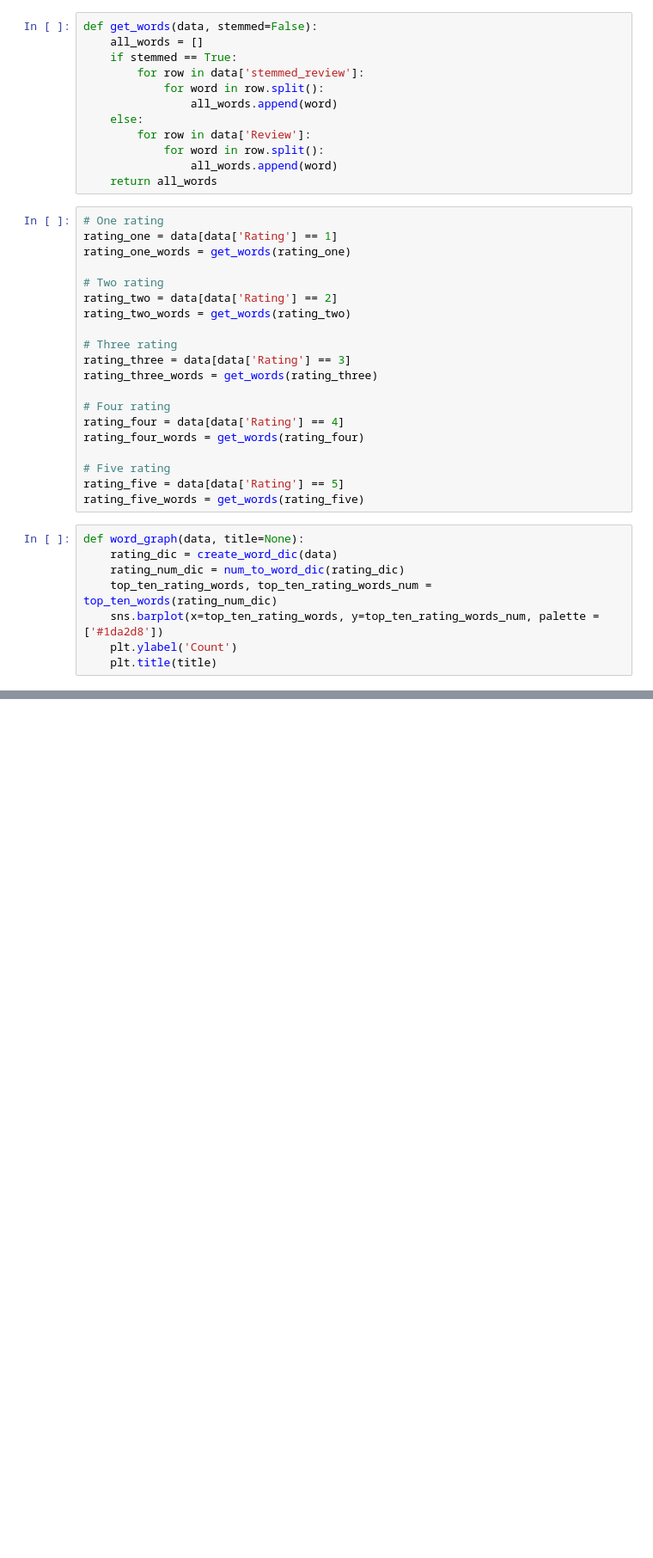
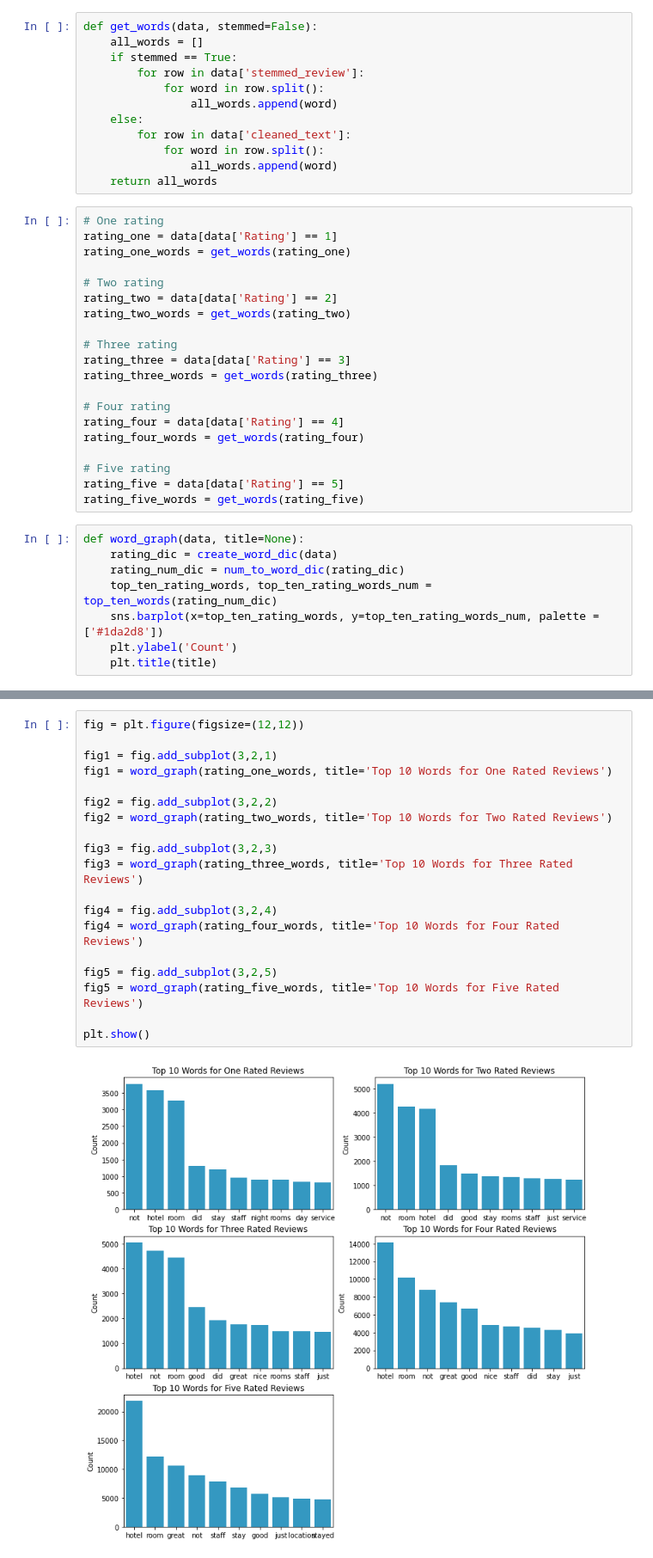
Before and after one commit to JohnathanJack/tripadvisor_reviews, a Jupyter notebook: eda.ipynb, the cells around one changed output, grey strips where cells are left out. Shown: that part at 86% size. Saved outputs shown, nothing was run; the diff lists cells and outputs as text; blank space fills up the shorter version.

```diff
--- a/eda.ipynb
+++ b/eda.ipynb
@@ -160,7 +175,7 @@ def get_words(data, stemmed=False):
             for word in row.split():
                 all_words.append(word)
     else:
-        for row in data['Review']:
+        for row in data['cleaned_text']:
             for word in row.split():
                 all_words.append(word)
     return all_words
@@ -206,0 +210,21 @@ word_graph(rating_three_words,title='Top 10 Words for Three Rated Reviews')
+# %%
+fig = plt.figure(figsize=(12,12))
+
+fig1 = fig.add_subplot(3,2,1)
+fig1 = word_graph(rating_one_words, title='Top 10 Words for One Rated Reviews')
+
+fig2 = fig.add_subplot(3,2,2)
+fig2 = word_graph(rating_two_words, title='Top 10 Words for Two Rated Reviews')
+
+fig3 = fig.add_subplot(3,2,3)
+fig3 = word_graph(rating_three_words, title='Top 10 Words for Three Rated Reviews')
+
+fig4 = fig.add_subplot(3,2,4)
+fig4 = word_graph(rating_four_words, title='Top 10 Words for Four Rated Reviews')
+
+fig5 = fig.add_subplot(3,2,5)
+fig5 = word_graph(rating_five_words, title='Top 10 Words for Five Rated Reviews')
+
+plt.show()
+# %% [output]
+[figure, added]
```
Also changed, not shown: parts of 16 cells of this notebook, 1 other file.
